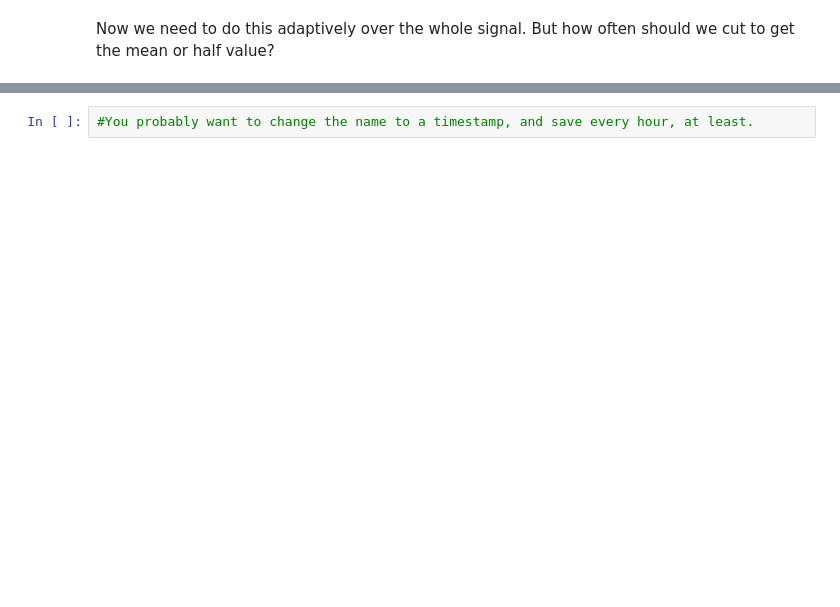
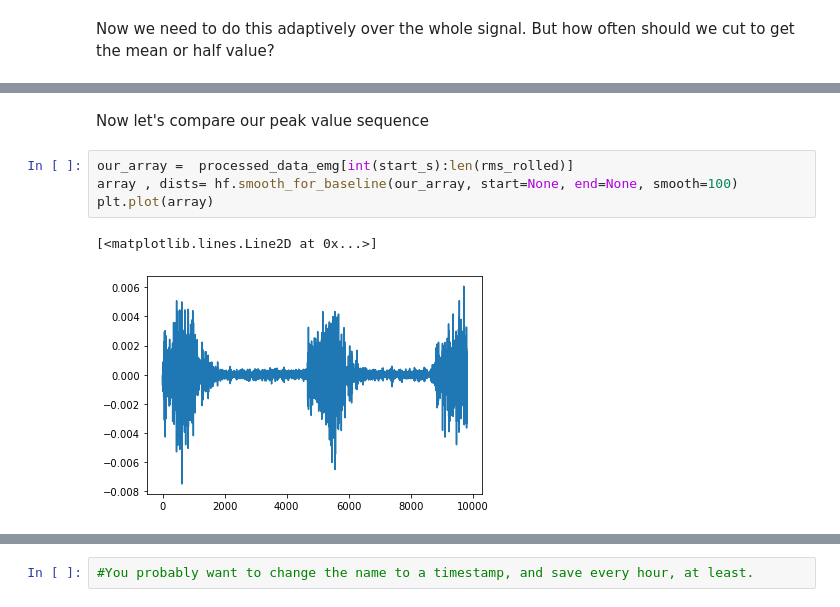
Before and after one commit to NLeSC/rsemg, a Jupyter notebook: researcher_interface/widgeted_entropy1.ipynb, the cells around one changed output, grey strips where cells are left out. Drawn from its saved outputs; the diff is of its cells as text; blank space fills up the shorter version.

```diff
--- a/researcher_interface/widgeted_entropy1.ipynb
+++ b/researcher_interface/widgeted_entropy1.ipynb
@@ -246,0 +258,9 @@ Now we need to do this adaptively over the whole signal. But how often should we
+# %% [markdown]
+Now let's compare our peak value sequence
+# %%
+our_array =  processed_data_emg[int(start_s):len(rms_rolled)]
+array , dists= hf.smooth_for_baseline(our_array, start=None, end=None, smooth=100)
+plt.plot(array)
+# %% [output]
+[<matplotlib.lines.Line2D at 0x...>]
+[figure, added]
```
Also changed, not shown: parts of 15 cells of this notebook, 1 other file.
